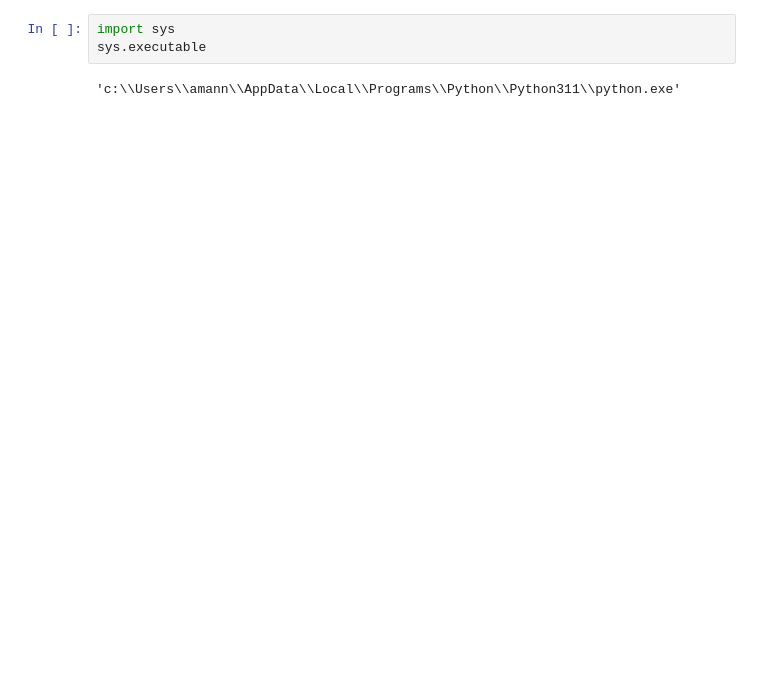
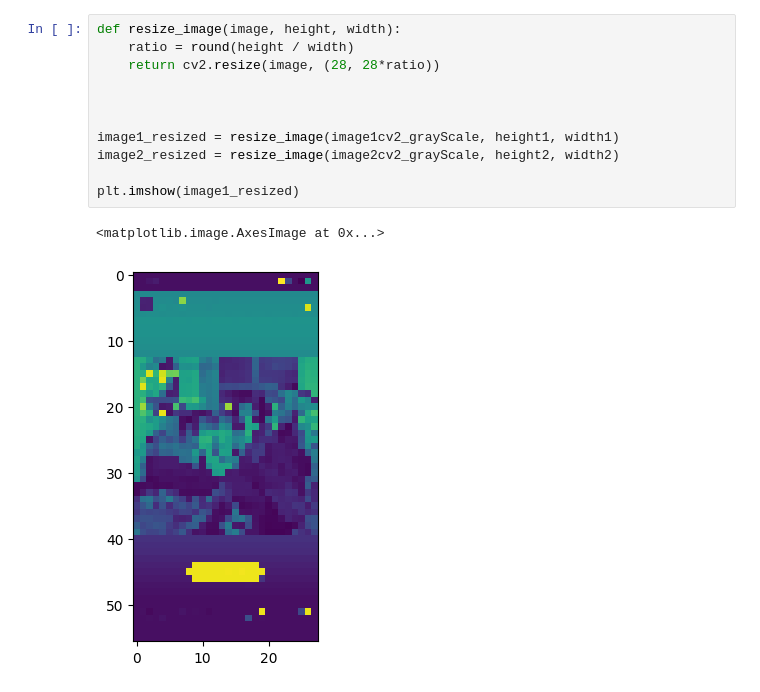
Before and after one commit to amannindra/DuplicatePhotos, a Jupyter notebook: duplicate.ipynb, the cells around one changed output. Cells and saved outputs as stored; diff of their text form; blank space fills up the shorter version.

```diff
--- a/duplicate.ipynb
+++ b/duplicate.ipynb
@@ -67,5 +69,14 @@ operable program or batch file.
-# %%
-import sys
-sys.executable
-# %% [output]
-'c:\\Users\\amann\\AppData\\Local\\Programs\\Python\\Python311\\python.exe'
+# %%
+def resize_image(image, height, width):
+    ratio = round(height / width)
+    return cv2.resize(image, (28, 28*ratio))
+
+
+
+image1_resized = resize_image(image1cv2_grayScale, height1, width1)
+image2_resized = resize_image(image2cv2_grayScale, height2, width2)
+
+plt.imshow(image1_resized)
+# %% [output]
+<matplotlib.image.AxesImage at 0x...>
+[figure, added]
```
Also changed, not shown: parts of 8 cells of this notebook, 12 other files.
